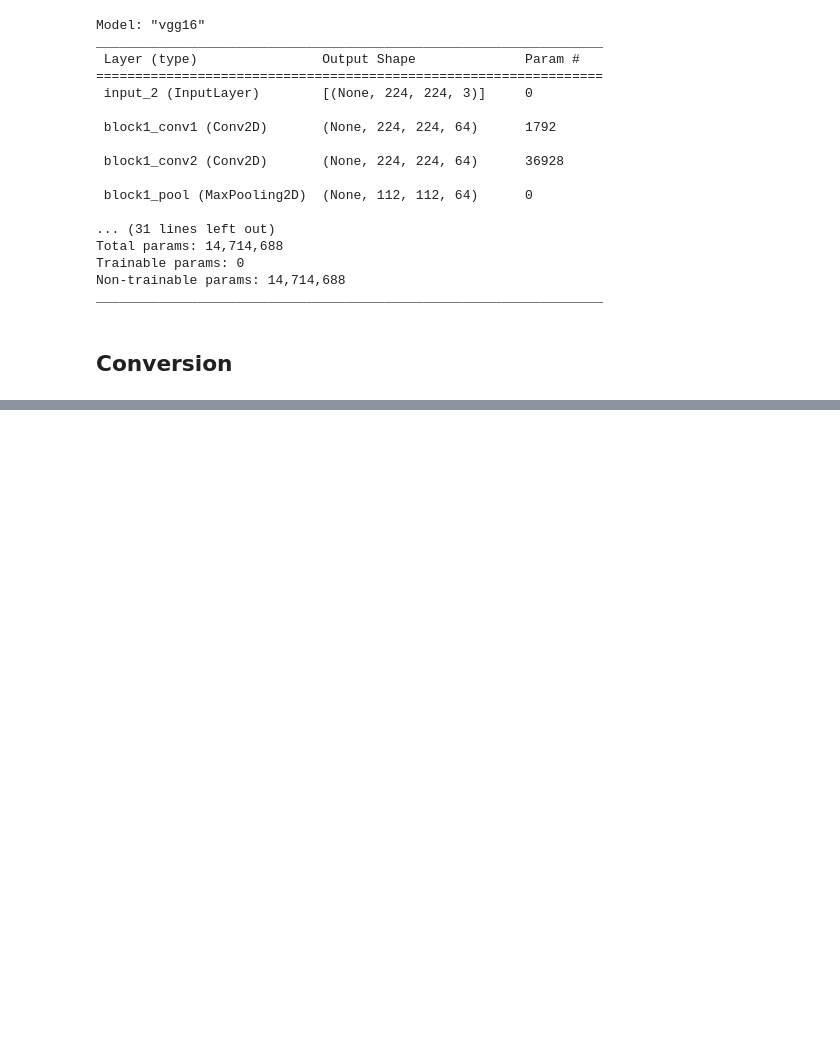
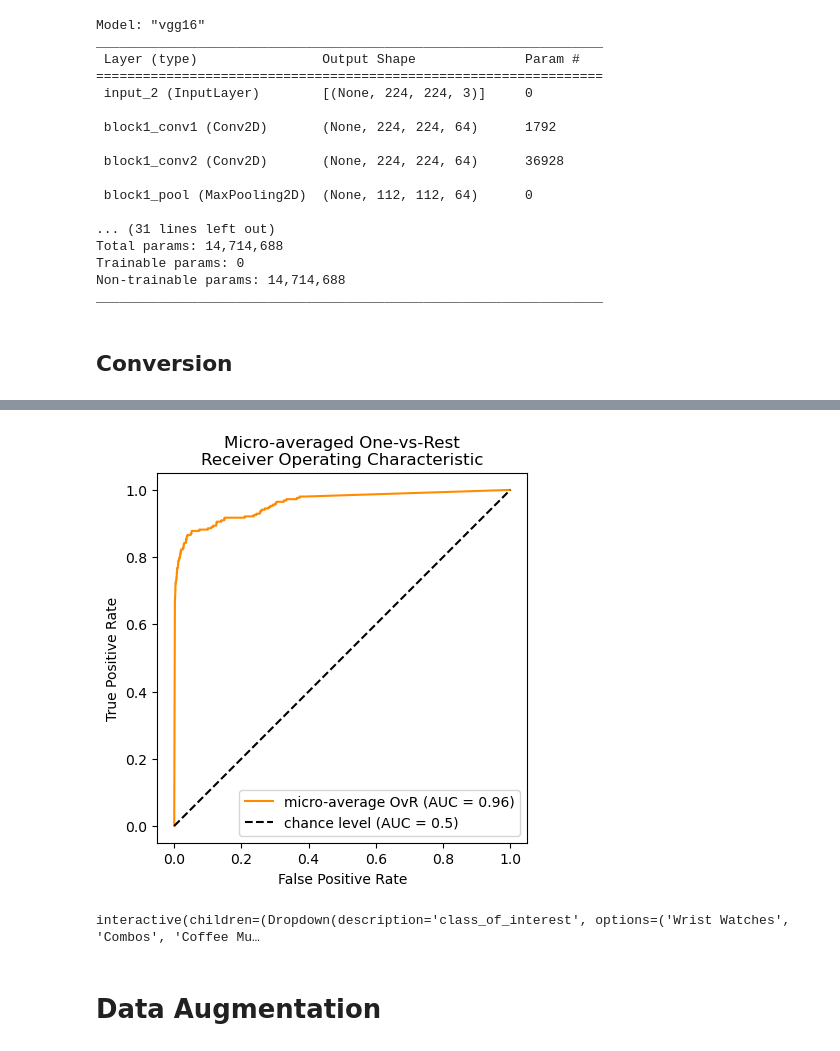
Before and after one commit to CeVague/Projet_6-Classifiez-biens-de-consommation, a Jupyter notebook: Vachaudez_Cedric_2_notebook_classification_052023.ipynb, the cells around one changed output, grey strips where cells are left out. Saved outputs shown, nothing was run; the diff lists cells and outputs as text; code cells hidden in the pictures; blank space fills up the shorter version.

```diff
--- a/Vachaudez_Cedric_2_notebook_classification_052023.ipynb
+++ b/Vachaudez_Cedric_2_notebook_classification_052023.ipynb
@@ -246,0 +310,38 @@ plt.show()
+# %%
+RocCurveDisplay.from_predictions(
+    y_test.ravel(),
+    pred_test.ravel(),
+    name="micro-average OvR",
+    color="darkorange",
+)
+plt.plot([0, 1], [0, 1], "k--", label="chance level (AUC = 0.5)")
+plt.axis("square")
+plt.xlabel("False Positive Rate")
+plt.ylabel("True Positive Rate")
+plt.title("Micro-averaged One-vs-Rest\nReceiver Operating Characteristic")
+plt.legend()
+plt.show()
+# %% [output]
+[figure, added]
+# %%
+@interact
+def show_ROC_mono(class_of_interest = labels_little):
+    class_id = labels_little.index(class_of_interest)
+    RocCurveDisplay.from_predictions(
+        y_test[:, class_id],
+        pred_test[:, class_id],
+        name=f"{class_of_interest} vs the rest",
+        color="darkorange",
+    )
+
+    plt.plot([0, 1], [0, 1], "k--", label="chance level (AUC = 0.5)")
+    plt.axis("square")
+    plt.xlabel("False Positive Rate")
+    plt.ylabel("True Positive Rate")
+    plt.title(f"{class_of_interest} vs Rest ROC curves")
+    plt.legend()
+    return plt.show()
+# %% [output]
+interactive(children=(Dropdown(description='class_of_interest', options=('Wrist Watches', 'Combos', 'Coffee Mu…
+# %% [markdown]
+# Data Augmentation
```
Also changed, not shown: parts of 79 cells of this notebook.
